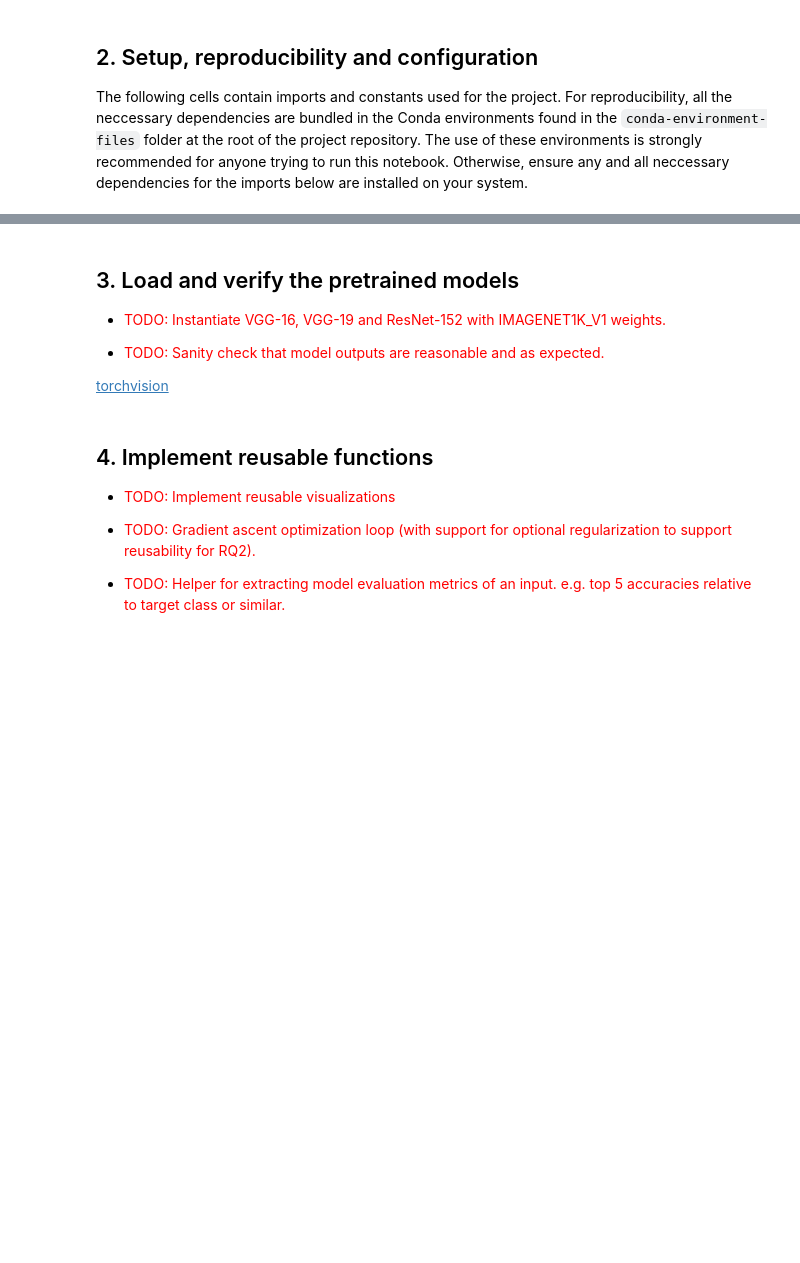
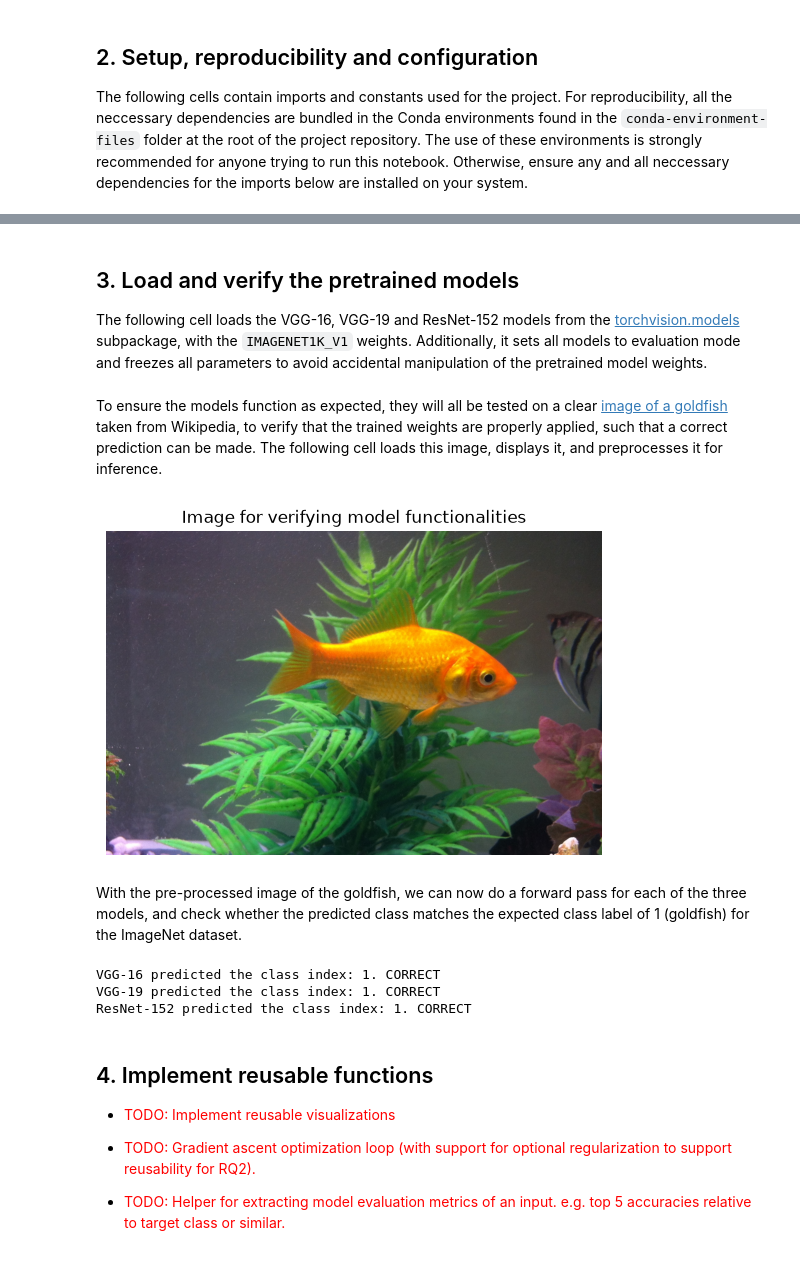
Before and after one commit to O-Brob/Gradient-Ascent-Feature-Visualization, a Jupyter notebook: src/main.ipynb, the cells around one changed output, grey strips where cells are left out. Saved outputs shown, nothing was run; the diff lists cells and outputs as text; code cells hidden in the pictures; blank space fills up the shorter version.

Commit message:
feat: Implemented section 3. of the notebook... Pretrained models imported with IMAGENET1K_V1 weights and inference tested on an image of a goldfish.

```diff
--- a/src/main.ipynb
+++ b/src/main.ipynb
@@ -33,7 +40,4 @@ if device == "cuda":
 # %% [markdown]
 ## 3. Load and verify the pretrained models
 
-- <p style="color:red">TODO: Instantiate VGG-16, VGG-19 and ResNet-152 with IMAGENET1K_V1 weights.</p>
-- <p style="color:red">TODO: Sanity check that model outputs are reasonable and as expected.</p>
-
-[torchvision](https://docs.pytorch.org/vision/stable/models.html)
+The following cell loads the VGG-16, VGG-19 and ResNet-152 models from the [torchvision.models](https://docs.pytorch.org/vision/stable/models.html) subpackage, with the `IMAGENET1K_V1` weights. Additionally, it sets all models to evaluation mode and freezes all parameters to avoid accidental manipulation of the pretrained model weights.
@@ -40,3 +56,43 @@ if device == "cuda":
+# %% [markdown]
+To ensure the models function as expected, they will all be tested on a clear [image of a goldfish](https://en.wikipedia.org/wiki/Goldfish#/media/File:Gold_fish1.jpg) taken from Wikipedia, to verify that the trained weights are properly applied, such that a correct prediction can be made. The following cell loads this image, displays it, and preprocesses it for inference.
+# %%
+# Get sample image to test the models on to verify expected behavior
+img_path = "../assets/WikipediaGoldfish.jpg"
+img = Image.open(img_path).convert("RGB")
+
+# Output image
+plt.imshow(img)
+plt.axis(False)
+plt.title("Image for verifying model functionalities")
+
+# Define transform for image
+# Transforms are based on PyTorch's tutorial which also used IMAGENET1K_V1:
+# https://docs.pytorch.org/tutorials/beginner/transfer_learning_tutorial.html
+transform = transforms.Compose([
+    transforms.Resize(256),
+    transforms.CenterCrop(224),
+    transforms.ToTensor(),
+    transforms.Normalize(mean=[0.485, 0.456, 0.406], std=[0.229, 0.224, 0.225])
+])
+
+goldfish_tensor = transform(img).unsqueeze(0).to(device) # (1, 3, 224, 224)
+# %% [output]
+[figure, added]
+# %% [markdown]
+With the pre-processed image of the goldfish, we can now do a forward pass for each of the three models, and check whether the predicted class matches the expected class label of 1 (goldfish) for the ImageNet dataset.
+# %%
+# Verify that the pretrained models work as expected for inference
+goldfish_label = 1 # Class label in the ImageNet dataset.
+
+with torch.no_grad():
+    for name, model in [("VGG-16", vgg_16), ("VGG-19", vgg_19), ("ResNet-152", resnet_152)]:
+        output = model(goldfish_tensor)
+        pred = torch.argmax(output).item()
+        print(f"{name} predicted the class index: {pred}. " + ("CORRECT" if pred == goldfish_label else "INCORRECT"))
+# %% [output]
+VGG-16 predicted the class index: 1. CORRECT
+VGG-19 predicted the class index: 1. CORRECT
+ResNet-152 predicted the class index: 1. CORRECT
 # %% [markdown]
 ## 4. Implement reusable functions
 
```
Also changed, not shown: parts of 3 cells of this notebook, 1 other file.
